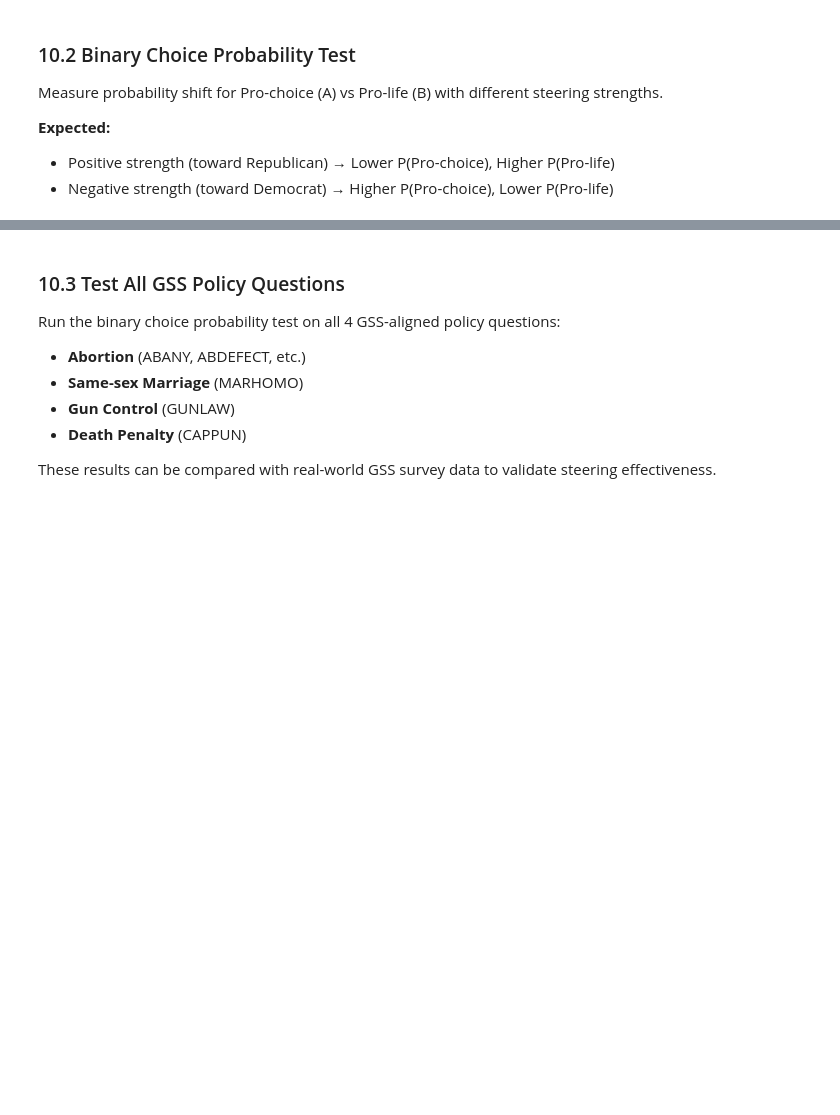
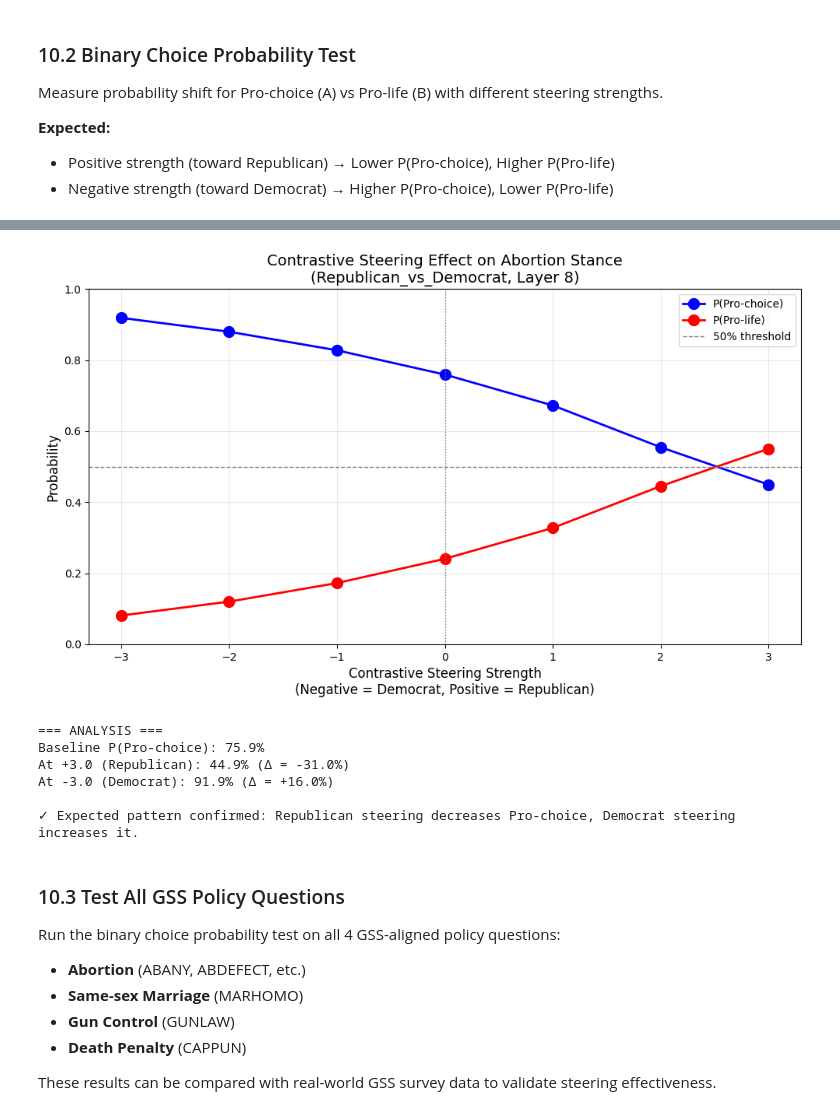
Before and after one commit to yilmajung/belief_and_llms_v0, a Jupyter notebook: 3_1_contrastive_steering.ipynb, the cells around one changed output, grey strips where cells are left out. Saved outputs shown, nothing was run; the diff lists cells and outputs as text; code cells hidden in the pictures; blank space fills up the shorter version.

```diff
--- a/3_1_contrastive_steering.ipynb
+++ b/3_1_contrastive_steering.ipynb
@@ -1054,34 +1113,42 @@ prob_df = pd.DataFrame(prob_results)
 # Visualize probability shift
 plt.figure(figsize=(10, 6))
 plt.plot(prob_df['strength'], prob_df['prob_prochoice'], 'b-o', linewidth=2, markersize=10, label='P(Pro-choice)')
 plt.plot(prob_df['strength'], prob_df['prob_prolife'], 'r-o', linewidth=2, markersize=10, label='P(Pro-life)')
 
 plt.axhline(y=0.5, color='gray', linestyle='--', linewidth=1, label='50% threshold')
 plt.axvline(x=0, color='gray', linestyle=':', linewidth=1)
 
 plt.xlabel('Contrastive Steering Strength\n(Negative = Democrat, Positive = Republican)', fontsize=12)
 plt.ylabel('Probability', fontsize=12)
 plt.title(f'Contrastive Steering Effect on Abortion Stance\n({CONTRASTIVE_PAIR}, Layer {GENERATION_LAYER})', fontsize=14)
-plt.legend(loc='center right')
+plt.legend(loc='upper right')
 plt.grid(True, alpha=0.3)
 plt.ylim(0, 1)
 plt.tight_layout()
 plt.show()
 
 # Check if the curve shows expected pattern
 baseline_prob = prob_df[prob_df['strength'] == 0]['prob_prochoice'].values[0]
 max_rep_prob = prob_df[prob_df['strength'] == 3.0]['prob_prochoice'].values[0]
 max_dem_prob = prob_df[prob_df['strength'] == -3.0]['prob_prochoice'].values[0]
 
 print(f"\n=== ANALYSIS ===")
 print(f"Baseline P(Pro-choice): {baseline_prob:.1%}")
 print(f"At +3.0 (Republican): {max_rep_prob:.1%} (Δ = {max_rep_prob - baseline_prob:+.1%})")
 print(f"At -3.0 (Democrat): {max_dem_prob:.1%} (Δ = {max_dem_prob - baseline_prob:+.1%})")
 
 if max_rep_prob < baseline_prob < max_dem_prob:
     print("\n✓ Expected pattern confirmed: Republican steering decreases Pro-choice, Democrat steering increases it.")
 else:
     print("\n⚠ Pattern does not match expectations. May need different layer or strength.")
+# %% [output]
+[figure, added]
+=== ANALYSIS ===
+Baseline P(Pro-choice): 75.9%
+At +3.0 (Republican): 44.9% (Δ = -31.0%)
+At -3.0 (Democrat): 91.9% (Δ = +16.0%)
+
+✓ Expected pattern confirmed: Republican steering decreases Pro-choice, Democrat steering increases it.
 # %% [markdown]
 ### 10.3 Test All GSS Policy Questions
 
```
Also changed, not shown: parts of 13 cells of this notebook.
